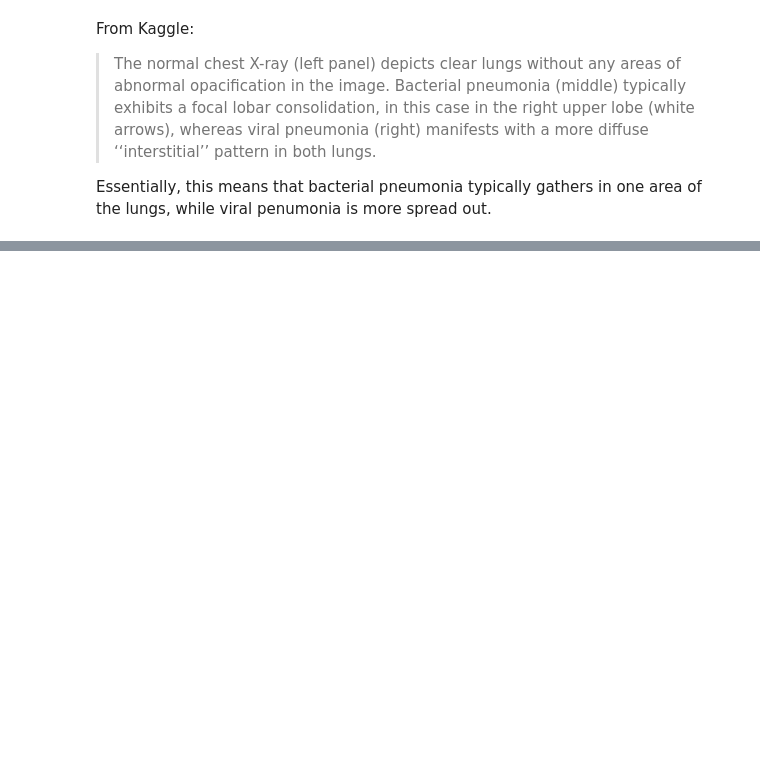
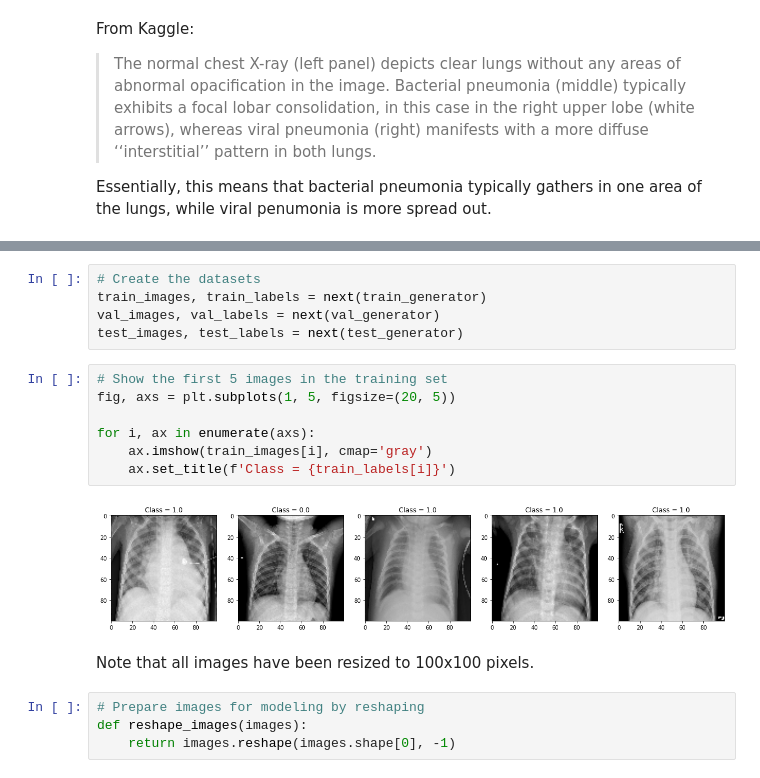
Before and after one commit to ericdnbn/image_classifier_pneumonia, a Jupyter notebook: markowitz_working_nb.ipynb, the cells around one changed output, grey strips where cells are left out. Drawn from its saved outputs; the diff is of its cells as text; blank space fills up the shorter version.

```diff
--- a/markowitz_working_nb.ipynb
+++ b/markowitz_working_nb.ipynb
@@ -131,0 +177,20 @@ ax2.set_title('Shapes of Pneumonia lung images');
+# %%
+# Create the datasets
+train_images, train_labels = next(train_generator)
+val_images, val_labels = next(val_generator)
+test_images, test_labels = next(test_generator)
+# %%
+# Show the first 5 images in the training set
+fig, axs = plt.subplots(1, 5, figsize=(20, 5))
+
+for i, ax in enumerate(axs):
+    ax.imshow(train_images[i], cmap='gray')
+    ax.set_title(f'Class = {train_labels[i]}')
+# %% [output]
+[figure, added]
+# %% [markdown]
+Note that all images have been resized to 100x100 pixels.
+# %%
+# Prepare images for modeling by reshaping
+def reshape_images(images):
+    return images.reshape(images.shape[0], -1)
```
Also changed, not shown: parts of 27 cells of this notebook, 1 other file.
